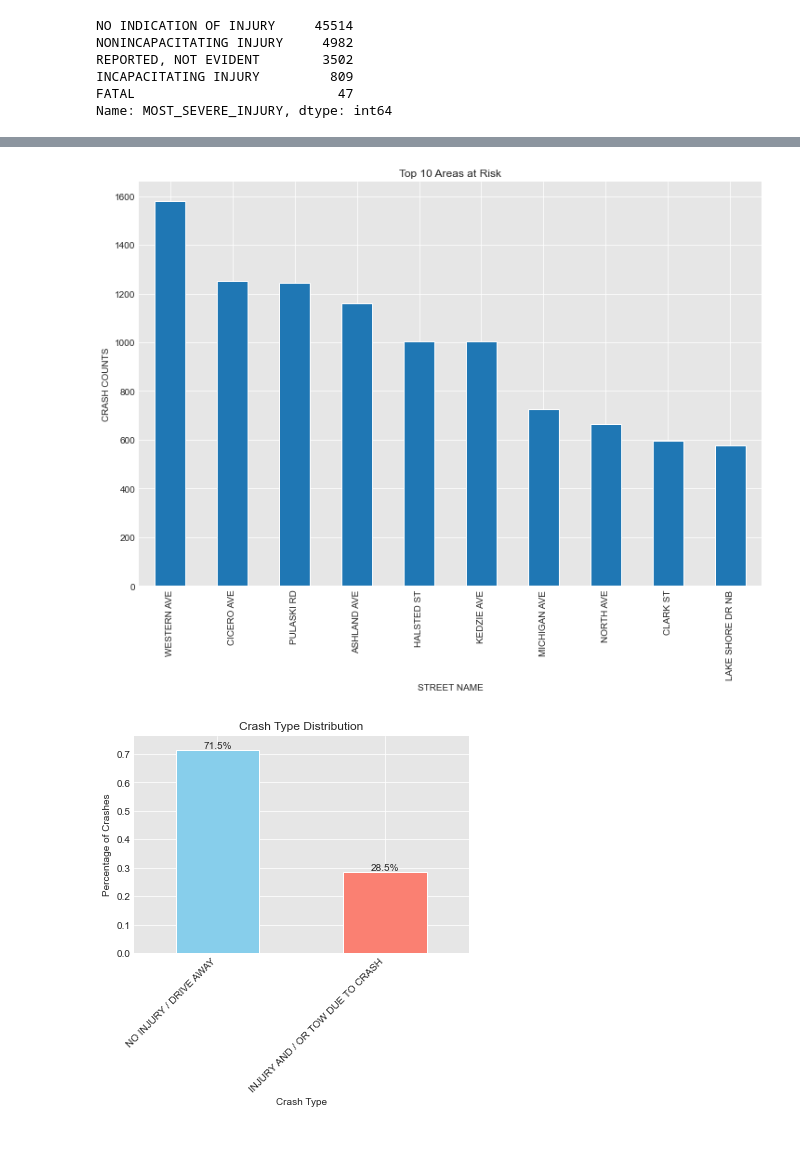
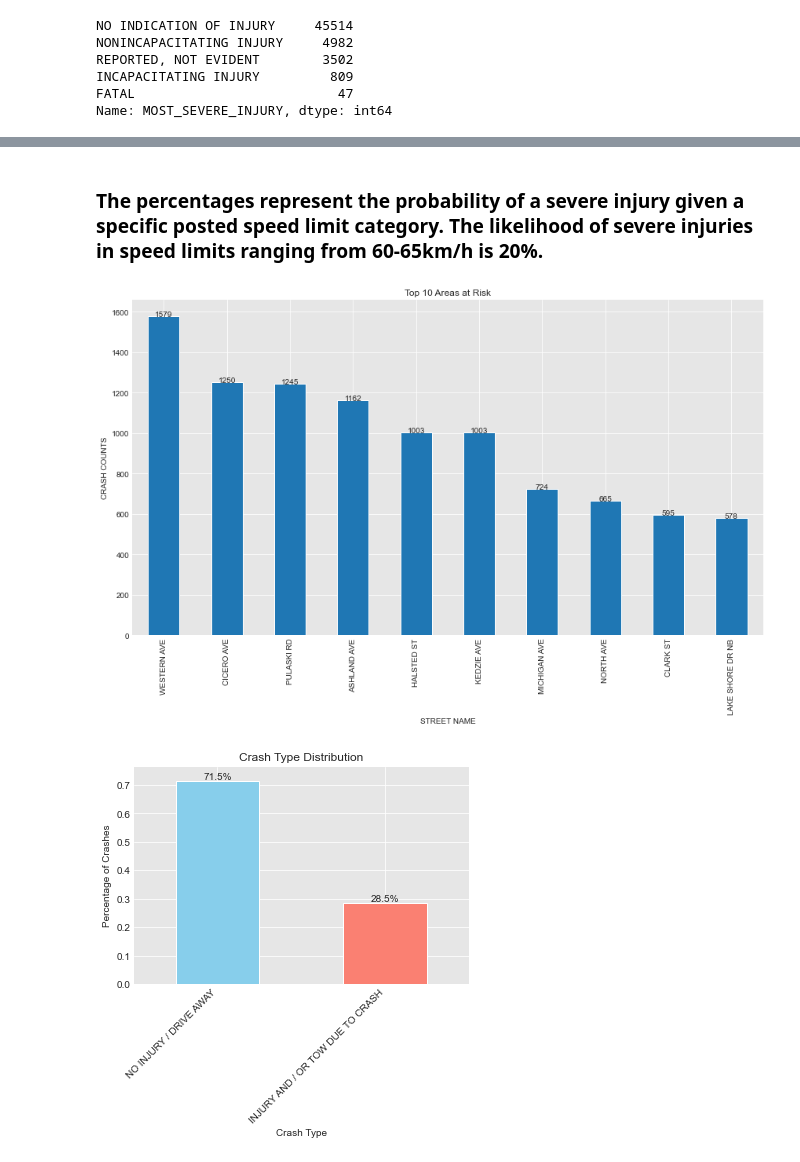
Before and after one commit to Victor-Mufasa/Phase-4-Project, a Jupyter notebook: index.ipynb, the cells around one changed output, grey strips where cells are left out. Drawn from its saved outputs; the diff is of its cells as text; code cells hidden in the pictures.

```diff
--- a/index.ipynb
+++ b/index.ipynb
@@ -118,0 +96,2 @@ Name: STREET_NAME, Length: 1236, dtype: int64
+# %%
+crashes['ROADWAY_SURFACE_COND'].replace(['SAND, MUD, DIRT', 'OTHER'], 'OTHER_RARE', inplace=True)
@@ -118,0 +114,2 @@ Name: STREET_NAME, Length: 1236, dtype: int64
+# %%
+crashes['WEATHER_CONDITION'].replace(['BLOWING SAND, SOIL, DIRT', 'OTHER'], 'OTHER_RARE', inplace=True)
@@ -118,0 +129,22 @@ Name: STREET_NAME, Length: 1236, dtype: int64
+# %%
+crashes['SPEED_BIN'] = pd.cut(
+    crashes['POSTED_SPEED_LIMIT'],
+    bins=[0, 25, 35, 45, 55, 65, 100],
+    labels=['≤25', '30-35', '40-45', '50-55', '60-65', '65+'],
+    include_lowest=True)
+# %%
+rates = crashes.groupby('SPEED_BIN')['IS_SEVERE'].mean()
+rates = rates.dropna()
+ax = rates.plot(kind='bar', figsize=(8,5))
+plt.ylabel('Severe Injury Rate (%)')
+plt.title('Severe Injury Rate by Posted Speed Limit')
+plt.ylim(0, rates.max() * 1.15)
+for i, rate in enumerate(rates):
+    ax.text(
+        i,
+        rate,
+        f"{rate:.1%}",
+        ha='center',
+        va='bottom',
+        fontsize=10
+    );
@@ -119,12 +153,17 @@ Name: STREET_NAME, Length: 1236, dtype: int64
+# %% [markdown]
+### The percentages represent the probability of a severe injury given a specific posted speed limit category. The likelihood of severe injuries in speed limits ranging from 60-65km/h is 20%.
 # %%
 # top 10 areas at risk
 top_10_risk_areas = crashes.STREET_NAME.value_counts().head(10)
 top_10_risk_areas.plot(kind='bar', figsize=(12,8))
 plt.title('Top 10 Areas at Risk')
 plt.ylabel('CRASH COUNTS')
-plt.xlabel('STREET NAME');
+plt.xlabel('STREET NAME')
+for i, rate in enumerate(top_10_risk_areas):
+    plt.text(i, rate, s=f'{rate}', ha='center', fontsize=10)
+plt.tight_layout();
 # %% [output]
-[figure, old version]
+[figure, new version]
 # %%
 crash_type = crashes['CRASH_TYPE'].value_counts(normalize=True)
 # Bar plot
```
Also changed, not shown: parts of 62 cells of this notebook.
